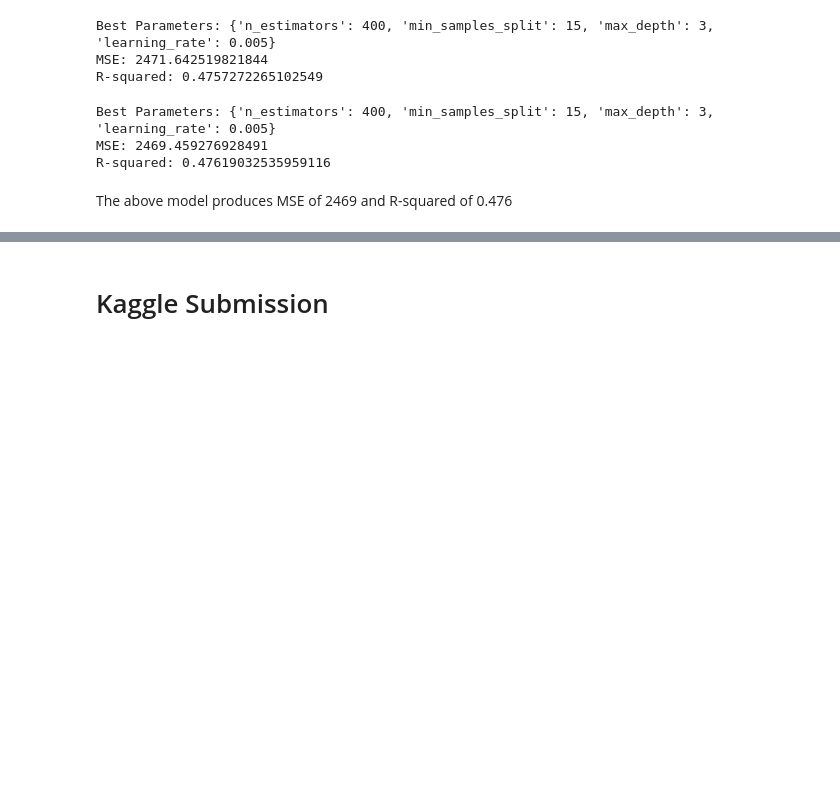
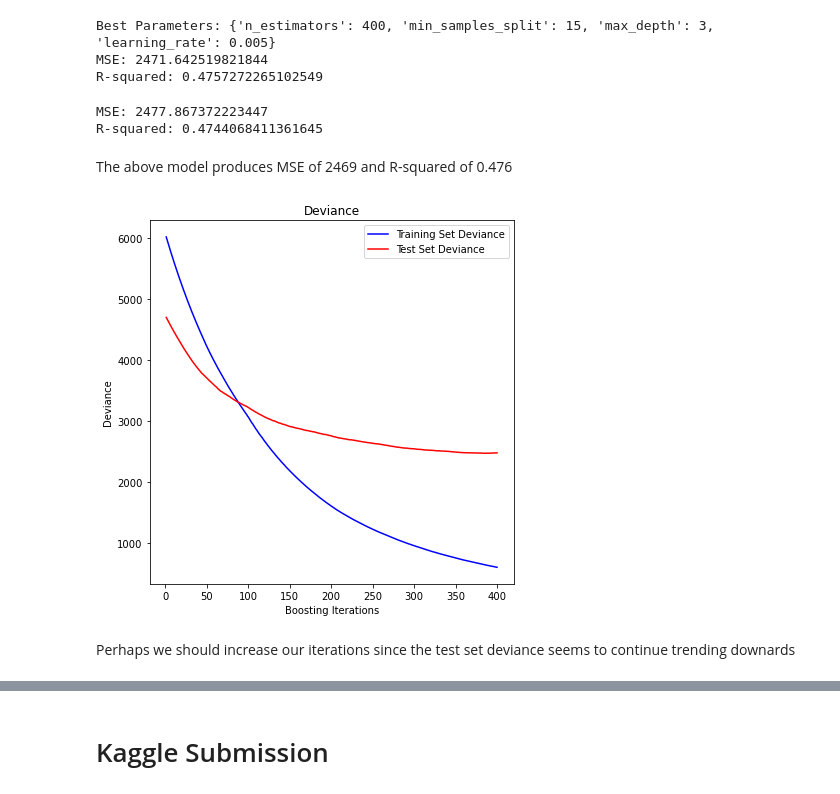
Before and after one commit to lukekerwin/GP1_DS310, a Jupyter notebook: Brian_proj.ipynb, the cells around one changed output, grey strips where cells are left out. Saved outputs shown, nothing was run; the diff lists cells and outputs as text; code cells hidden in the pictures; blank space fills up the shorter version.

Commit message:
Voting Regressor

```diff
--- a/Brian_proj.ipynb
+++ b/Brian_proj.ipynb
@@ -645,7 +648,12 @@ Best Parameters: {'n_estimators': 400, 'min_samples_split': 15, 'max_depth': 3,
 MSE: 2471.642519821844
 R-squared: 0.4757272265102549
 # %%
-model = GradientBoostingRegressor(n_estimators=400, min_samples_split=15, max_depth=3, learning_rate=0.005)
+params = {'n_estimators':400, 'min_samples_split':15, 'max_depth':3, 'learning_rate':0.005,}
+
+from sklearn.ensemble import GradientBoostingRegressor
+from sklearn.metrics import mean_squared_error, r2_score
+
+model = GradientBoostingRegressor(**params)
 model.fit(X_train_poly, y_train)
 
 # Preprocess the test data with polynomial features based on the selected degree
@@ -658,13 +666,38 @@ y_pred = model.predict(X_test_poly)
 mse = mean_squared_error(y_test, y_pred)
 r2 = r2_score(y_test, y_pred)
 
-print("Best Parameters:", best_params)
+# print("Best Parameters:", best_params)
 print("MSE:", mse)
 print("R-squared:", r2)
 # %% [output]
-Best Parameters: {'n_estimators': 400, 'min_samples_split': 15, 'max_depth': 3, 'learning_rate': 0.005}
-MSE: 2469.459276928491
-R-squared: 0.47619032535959116
+MSE: 2477.867372223447
+R-squared: 0.4744068411361645
 # %% [markdown]
 The above model produces MSE of 2469 and R-squared of 0.476
+# %%
+test_score = np.zeros((params["n_estimators"],), dtype=np.float64)
+for i, y_pred in enumerate(model.staged_predict(X_test_poly)):
+    test_score[i] = mean_squared_error(y_test, y_pred)
+
+fig = plt.figure(figsize=(6, 6))
+plt.subplot(1, 1, 1)
+plt.title("Deviance")
+plt.plot(
+    np.arange(params["n_estimators"]) + 1,
+    model.train_score_,
+    "b-",
+    label="Training Set Deviance",
+)
+plt.plot(
+    np.arange(params["n_estimators"]) + 1, test_score, "r-", label="Test Set Deviance"
+)
+plt.legend(loc="upper right")
+plt.xlabel("Boosting Iterations")
+plt.ylabel("Deviance")
+fig.tight_layout()
+plt.show()
+# %% [output]
+[figure, added]
+# %% [markdown]
+Perhaps we should increase our iterations since the test set deviance seems to continue trending downards
 # %%
```
Also changed, not shown: parts of 39 cells of this notebook, 3 other files.
